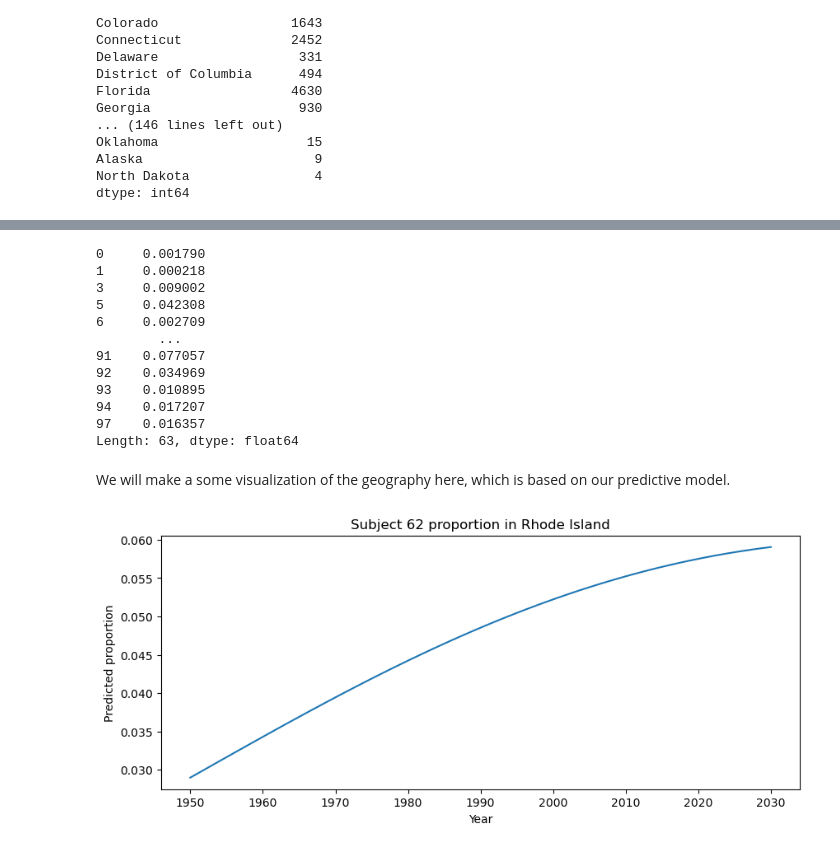
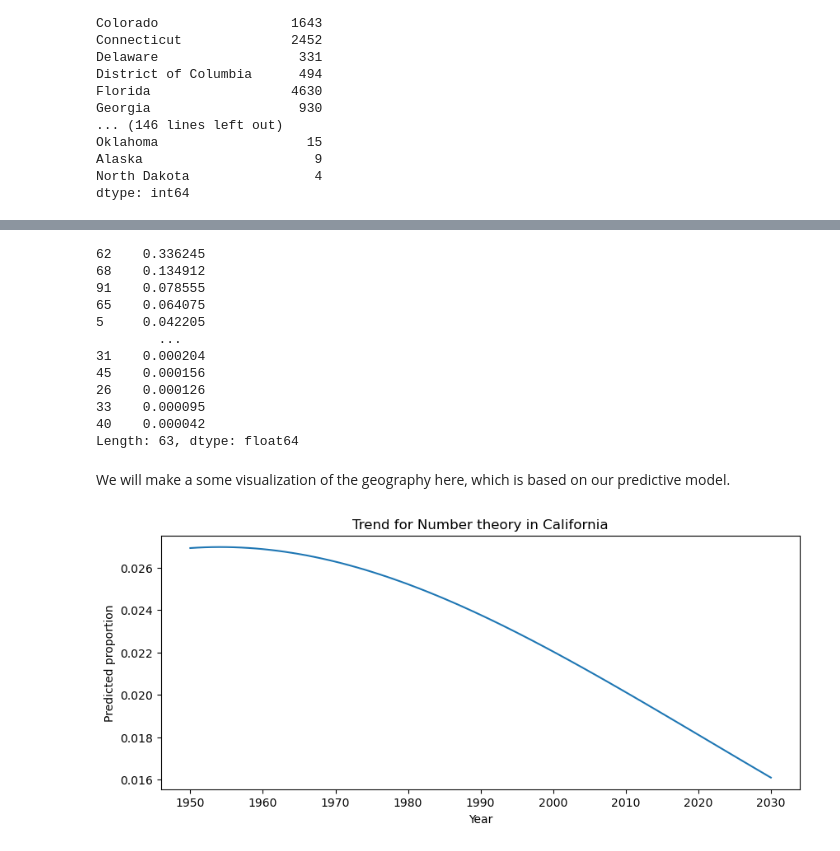
Before and after one commit to Erdos-Projects/summer26-math-genealogy, a Jupyter notebook: notebooks/Geography-Jonathan/Data-States.ipynb, the cells around one changed output, grey strips where cells are left out. Drawn from its saved outputs; the diff is of its cells as text; code cells hidden in the pictures.

```diff
--- a/notebooks/Geography-Jonathan/Data-States.ipynb
+++ b/notebooks/Geography-Jonathan/Data-States.ipynb
@@ -5,7 +5,7 @@ import seaborn as sns
 
 # Load the CSV file into a structured DataFrame
 
-df = pd.read_csv('/Users/jonathancohen1/Desktop/summer26/data/processed/dataset_filled_subjects_new.csv')
+df = pd.read_csv('/Users/jonathancohen1/Desktop/summer26/data/processed/version2_new_dataset_fitted.csv')
 
 #Source : https://www.kaggle.com/datasets/mexwell/us-colleges-and-universities?resource=download
 dg =pd.read_csv('/Users/jonathancohen1/Desktop/us-colleges-and-universities.csv', sep=';')
@@ -386,7 +453,0 @@ model_df["state"] = model_df["state"].astype("category")
-# %%
-model_df["subject"] = (
-    model_df["subject_code"]
-    .astype("category")
-)
-
-model_df["y"] = model_df["subject"].cat.codes
@@ -449,25 +473,28 @@ probs_df.head()
 #predicted probabilities for each subject code for Iowa in 2025
 
 future = pd.DataFrame({
-    "state": ["Iowa"],
-    "year_scaled": [(2025 - model_df["year"].mean()) / model_df["year"].std()]
+    "state": ["Iowa"],   # or whatever format your state column uses
+    "year": [2025]
 })
 
 p = model.predict_proba(future)
 
-pd.Series(p[0], index=model.named_steps["clf"].classes_)
+pd.Series(
+    p[0],
+    index=model.named_steps["clf"].classes_
+).sort_values(ascending=False)
 # %% [output]
-0     0.001790
-1     0.000218
-3     0.009002
-5     0.042308
-6     0.002709
+62    0.336245
+68    0.134912
+91    0.078555
+65    0.064075
+5     0.042205
         ...
-91    0.077057
-92    0.034969
-93    0.010895
-94    0.017207
-97    0.016357
+31    0.000204
+45    0.000156
+26    0.000126
+33    0.000095
+40    0.000042
 Length: 63, dtype: float64
 # %%
 years = range(1950, 2031)
@@ -503,13 +526,8 @@ future = pd.DataFrame([
     for year in years
 ], columns=["state", "year"])
 
-future["year_scaled"] = (
-    future["year"] - model_df["year"].mean()
-) / model_df["year"].std()
+probs = model.predict_proba(future[["state", "year"]])
 
-
-#get predicted probabilities
-probs = model.predict_proba(future[["state", "year_scaled"]])
 
 probs_df = pd.DataFrame(
     probs,
@@ -534,7 +552,7 @@ anim_df = result.melt(
     value_name="prob"
 )
 # %%
-probs = model.predict_proba(future[["state", "year_scaled"]])
+probs = model.predict_proba(future[["state", "year"]])
 
 classes = model.named_steps["clf"].classes_
 
@@ -545,23 +563,36 @@ result = pd.concat([result, probs_df.reset_index(drop=True)], axis=1)
 # %%
 #heatmap
 
-subject = 62
+subject = 11
+
+
+subject_lookup = (
+    df[['subject_code', 'subject_name']]
+    .dropna()
+    .drop_duplicates(subset='subject_code')
+    .set_index('subject_code')['subject_name']
+    .to_dict()
+)
+
+
+subject_name = subject_lookup.get(subject, f"Subject {subject}")
+
 
 import seaborn as sns
 import matplotlib.pyplot as plt
 
-state = "Rhode Island"
+state = "California"
 
 df_hm = result[result["state"] == state]
 
 pivot = df_hm.pivot(index="year", columns="state", values=subject)
 
 plt.figure(figsize=(10,4))
 plt.plot(df_hm["year"], df_hm[subject])
-plt.title(f"Subject {subject} proportion in {state}")
+plt.title(f"Trend for {subject_name} in {state}")
 plt.ylabel("Predicted proportion")
 plt.xlabel("Year")
 plt.show()
 # %% [output]
-[figure, old version]
+[figure, new version]
 # %%
```
Also changed, not shown: parts of 25 cells of this notebook.
